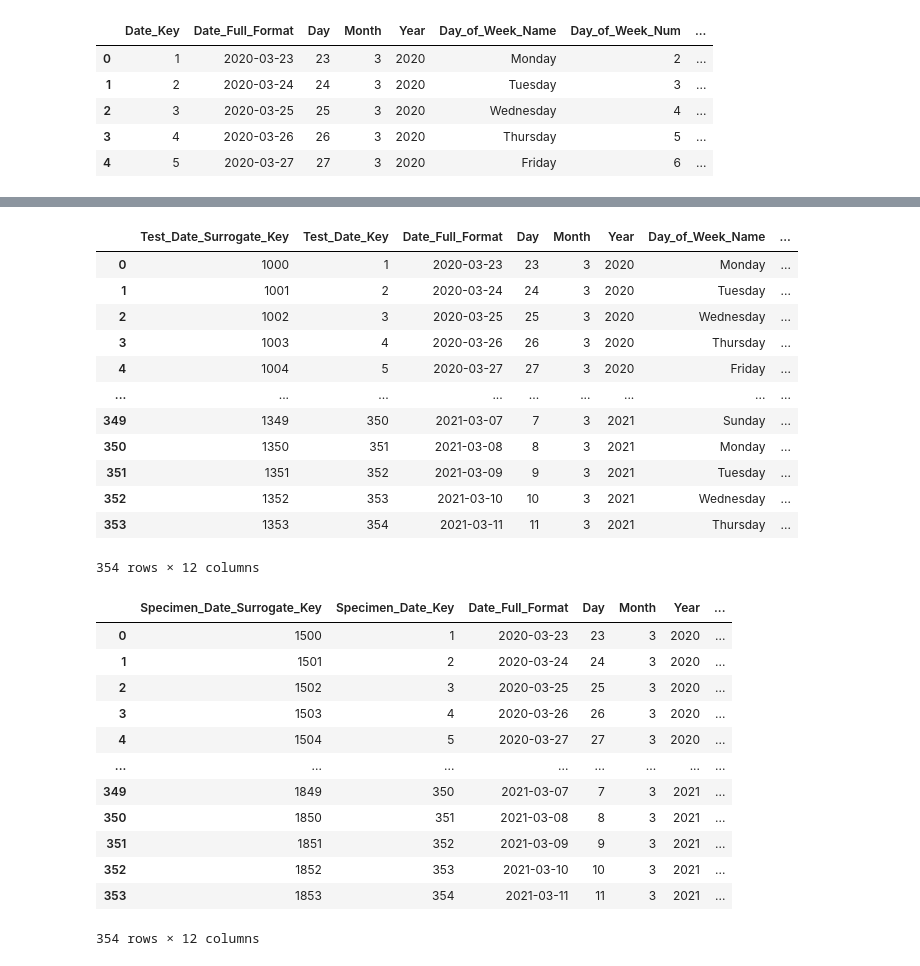
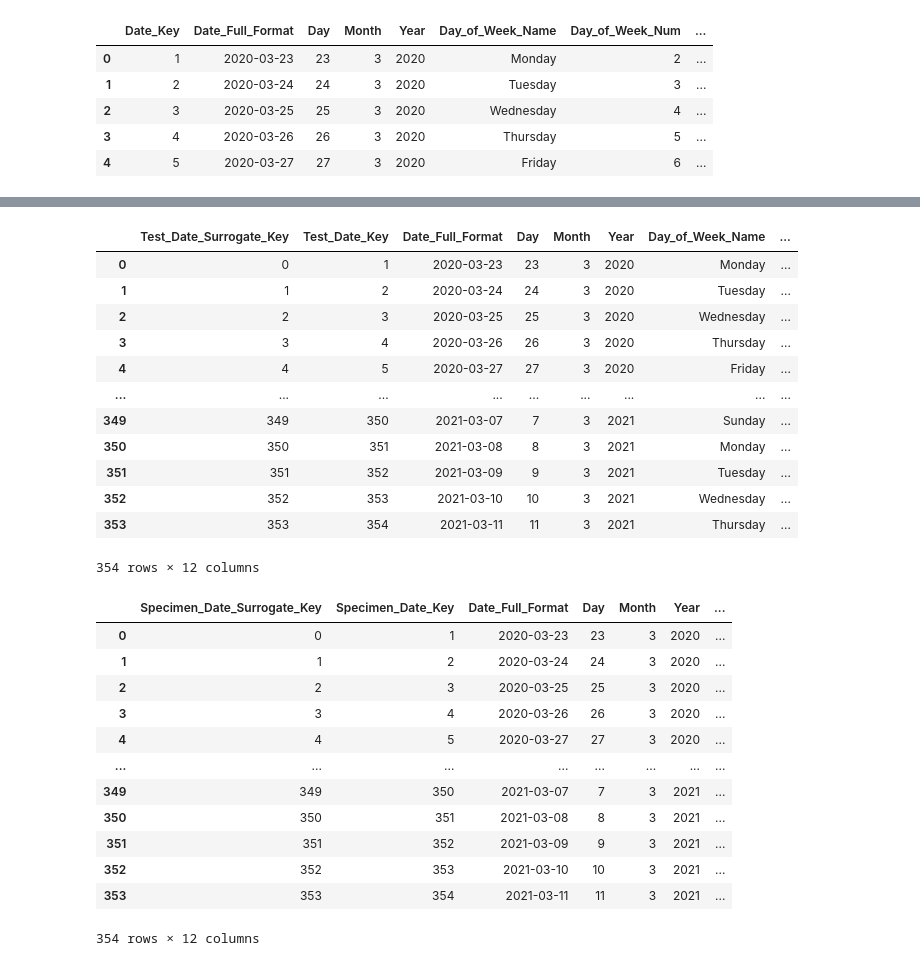
Before and after one commit to WilliamBHuynh/COVID-Tracking-Data-Mart, a Jupyter notebook: Data/Date/Dates_DataStaging.ipynb, the cells around one changed output, grey strips where cells are left out. Cells and saved outputs as stored; diff of their text form; code cells hidden in the pictures.

```diff
--- a/Data/Date/Dates_DataStaging.ipynb
+++ b/Data/Date/Dates_DataStaging.ipynb
@@ -36,7 +36,7 @@ Specimen_dimension = pd.DataFrame(columns=['Specimen_Date_Surrogate_Key','Specim
 #Onset_dimension
 
 for idx, row in dates.iterrows():
-    onset_row = [idx + 100]
+    onset_row = [idx]
     onset_row.append(row["Date_Key"])
     onset_row.append(row['Date_Full_Format'])
     onset_row.append(row['Day'])
@@ -69,7 +69,7 @@ Onset_dimension
 #Reported_dimension
 
 for idx, row in dates.iterrows():
-    reported_row = [idx + 500]
+    reported_row = [idx]
     reported_row.append(row["Date_Key"])
     reported_row.append(row['Date_Full_Format'])
     reported_row.append(row['Day'])
@@ -101,41 +101,41 @@ Reported_dimension
 # %%
 #Test_dimension
 
 for idx, row in dates.iterrows():
-    test_row = [idx + 1000]
+    test_row = [idx]
     test_row.append(row["Date_Key"])
     test_row.append(row['Date_Full_Format'])
     test_row.append(row['Day'])
     test_row.append(row['Month'])
     test_row.append(row['Year'])
     test_row.append(row['Day_of_Week_Name'])
     test_row.append(row['Day_of_Week_Num'])
     test_row.append(row["Week_in_Year"])
     test_row.append(row['Weekend_YN'])
     test_row.append(row['Holiday_YN'])
     test_row.append(row['Season'])
     Test_dimension.loc[len(Test_dimension)] = test_row
 
 Test_dimension
 # %% [output]
 |  | Test_Date_Surrogate_Key | Test_Date_Key | Date_Full_Format | Day | Month | Year | Day_of_Week_Name | ... |
-| 0 | 1000 | 1 | 2020-03-23 | 23 | 3 | 2020 | Monday | ... |
-| 1 | 1001 | 2 | 2020-03-24 | 24 | 3 | 2020 | Tuesday | ... |
-| 2 | 1002 | 3 | 2020-03-25 | 25 | 3 | 2020 | Wednesday | ... |
-| 3 | 1003 | 4 | 2020-03-26 | 26 | 3 | 2020 | Thursday | ... |
-| 4 | 1004 | 5 | 2020-03-27 | 27 | 3 | 2020 | Friday | ... |
+| 0 | 0 | 1 | 2020-03-23 | 23 | 3 | 2020 | Monday | ... |
+| 1 | 1 | 2 | 2020-03-24 | 24 | 3 | 2020 | Tuesday | ... |
+| 2 | 2 | 3 | 2020-03-25 | 25 | 3 | 2020 | Wednesday | ... |
+| 3 | 3 | 4 | 2020-03-26 | 26 | 3 | 2020 | Thursday | ... |
+| 4 | 4 | 5 | 2020-03-27 | 27 | 3 | 2020 | Friday | ... |
 | ... | ... | ... | ... | ... | ... | ... | ... | ... |
-| 349 | 1349 | 350 | 2021-03-07 | 7 | 3 | 2021 | Sunday | ... |
-| 350 | 1350 | 351 | 2021-03-08 | 8 | 3 | 2021 | Monday | ... |
-| 351 | 1351 | 352 | 2021-03-09 | 9 | 3 | 2021 | Tuesday | ... |
-| 352 | 1352 | 353 | 2021-03-10 | 10 | 3 | 2021 | Wednesday | ... |
-| 353 | 1353 | 354 | 2021-03-11 | 11 | 3 | 2021 | Thursday | ... |
+| 349 | 349 | 350 | 2021-03-07 | 7 | 3 | 2021 | Sunday | ... |
+| 350 | 350 | 351 | 2021-03-08 | 8 | 3 | 2021 | Monday | ... |
+| 351 | 351 | 352 | 2021-03-09 | 9 | 3 | 2021 | Tuesday | ... |
+| 352 | 352 | 353 | 2021-03-10 | 10 | 3 | 2021 | Wednesday | ... |
+| 353 | 353 | 354 | 2021-03-11 | 11 | 3 | 2021 | Thursday | ... |
 354 rows × 12 columns
 # %%
 #Specimen_dimension
 
 for idx, row in dates.iterrows():
-    specimen_row = [idx + 1500]
+    specimen_row = [idx]
     specimen_row.append(row["Date_Key"])
     specimen_row.append(row['Date_Full_Format'])
     specimen_row.append(row['Day'])
@@ -152,17 +152,17 @@ for idx, row in dates.iterrows():
 Specimen_dimension
 # %% [output]
 |  | Specimen_Date_Surrogate_Key | Specimen_Date_Key | Date_Full_Format | Day | Month | Year | ... |
-| 0 | 1500 | 1 | 2020-03-23 | 23 | 3 | 2020 | ... |
-| 1 | 1501 | 2 | 2020-03-24 | 24 | 3 | 2020 | ... |
-| 2 | 1502 | 3 | 2020-03-25 | 25 | 3 | 2020 | ... |
-| 3 | 1503 | 4 | 2020-03-26 | 26 | 3 | 2020 | ... |
-| 4 | 1504 | 5 | 2020-03-27 | 27 | 3 | 2020 | ... |
+| 0 | 0 | 1 | 2020-03-23 | 23 | 3 | 2020 | ... |
+| 1 | 1 | 2 | 2020-03-24 | 24 | 3 | 2020 | ... |
+| 2 | 2 | 3 | 2020-03-25 | 25 | 3 | 2020 | ... |
+| 3 | 3 | 4 | 2020-03-26 | 26 | 3 | 2020 | ... |
+| 4 | 4 | 5 | 2020-03-27 | 27 | 3 | 2020 | ... |
 | ... | ... | ... | ... | ... | ... | ... | ... |
-| 349 | 1849 | 350 | 2021-03-07 | 7 | 3 | 2021 | ... |
-| 350 | 1850 | 351 | 2021-03-08 | 8 | 3 | 2021 | ... |
-| 351 | 1851 | 352 | 2021-03-09 | 9 | 3 | 2021 | ... |
-| 352 | 1852 | 353 | 2021-03-10 | 10 | 3 | 2021 | ... |
-| 353 | 1853 | 354 | 2021-03-11 | 11 | 3 | 2021 | ... |
+| 349 | 349 | 350 | 2021-03-07 | 7 | 3 | 2021 | ... |
+| 350 | 350 | 351 | 2021-03-08 | 8 | 3 | 2021 | ... |
+| 351 | 351 | 352 | 2021-03-09 | 9 | 3 | 2021 | ... |
+| 352 | 352 | 353 | 2021-03-10 | 10 | 3 | 2021 | ... |
+| 353 | 353 | 354 | 2021-03-11 | 11 | 3 | 2021 | ... |
 354 rows × 12 columns
 # %%
 # export date dimensions to csv files
```
Also changed, not shown: parts of 2 cells of this notebook, 4 other files.
